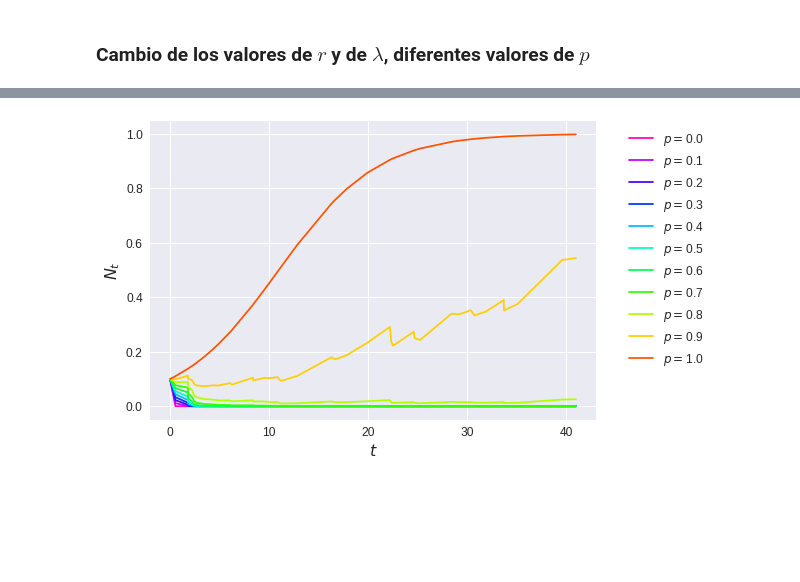
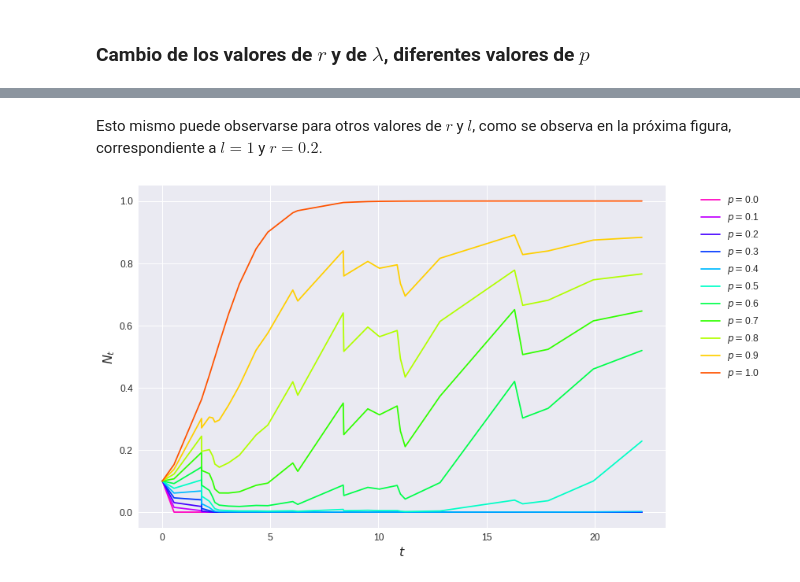
Before and after one commit to denisecammarota/matbio, a Jupyter notebook: tp1/P1_Ej5.ipynb, the cells around one changed output, grey strips where cells are left out. Drawn from its saved outputs; the diff is of its cells as text; code cells hidden in the pictures; blank space fills up the shorter version.

```diff
--- a/tp1/P1_Ej5.ipynb
+++ b/tp1/P1_Ej5.ipynb
@@ -73,8 +85,9 @@ $r = 10$ y $l = 2$
 # %%
+#@title
 p = np.linspace(0,1,11)
 NUM_COLORS = len(p)
 cm = plt.get_cmap('gist_rainbow_r')
-fig = plt.figure()
+fig = plt.figure(figsize=(12,8))
 ax = fig.add_subplot(111)
 ax.set_prop_cycle('color', [cm(1.*i/NUM_COLORS) for i in range(NUM_COLORS)])
 #colores: https://stackoverflow.com/questions/8389636/creating-over-20-unique-legend-colors-using-matplotlib
@@ -100,8 +113,9 @@ $r = 0.1$ y $l = 2$
 # %%
+#@title
 p = np.linspace(0,1,11)
 NUM_COLORS = len(p)
 cm = plt.get_cmap('gist_rainbow_r')
-fig = plt.figure()
+fig = plt.figure(figsize=(12,8))
 ax = fig.add_subplot(111)
 ax.set_prop_cycle('color', [cm(1.*i/NUM_COLORS) for i in range(NUM_COLORS)])
 #colores: https://stackoverflow.com/questions/8389636/creating-over-20-unique-legend-colors-using-matplotlib
@@ -109,8 +123,8 @@ for i in range(NUM_COLORS):
   n0 = 0.1
   l = 2
   k = 1
-  r = 0.2
-  tmax = 40
+  r = 0.1
+  tmax = 20
   a = SimSpecies(n0,l,k,p[i],r,tmax)
   a.IterateTotal()
   ax.plot(a.t,a.n,label=r'$p = $'+str(round(p[i],2)))
@@ -126,0 +143,24 @@ $r = 0.2$ y $l = 1$
+# %%
+#@title
+p = np.linspace(0,1,11)
+NUM_COLORS = len(p)
+cm = plt.get_cmap('gist_rainbow_r')
+fig = plt.figure(figsize=(12,8))
+ax = fig.add_subplot(111)
+ax.set_prop_cycle('color', [cm(1.*i/NUM_COLORS) for i in range(NUM_COLORS)])
+#colores: https://stackoverflow.com/questions/8389636/creating-over-20-unique-legend-colors-using-matplotlib
+for i in range(NUM_COLORS):
+  n0 = 0.1
+  l = 2
+  k = 1
+  r = 0.8
+  tmax = 20
+  a = SimSpecies(n0,l,k,p[i],r,tmax)
+  a.IterateTotal()
+  ax.plot(a.t,a.n,label=r'$p = $'+str(round(p[i],2)))
+plt.xlabel(r'$t$',fontsize=16)
+plt.ylabel(r'$N_t$',fontsize=16)
+plt.xticks(fontsize=12)
+plt.yticks(fontsize=12)
+plt.legend(fontsize=12,bbox_to_anchor=(1.05, 1))
+plt.show()
@@ -127,25 +169,28 @@ $r = 0.2$ y $l = 1$
+# %% [markdown]
+Esto mismo puede observarse para otros valores de $r$ y $l$, como se observa en la próxima figura, correspondiente a $l=1$ y $r=0.2$.
 # %%
+#@title
 p = np.linspace(0,1,11)
 NUM_COLORS = len(p)
 cm = plt.get_cmap('gist_rainbow_r')
-fig = plt.figure()
+fig = plt.figure(figsize=(12,8))
 ax = fig.add_subplot(111)
 ax.set_prop_cycle('color', [cm(1.*i/NUM_COLORS) for i in range(NUM_COLORS)])
 #colores: https://stackoverflow.com/questions/8389636/creating-over-20-unique-legend-colors-using-matplotlib
 for i in range(NUM_COLORS):
   n0 = 0.1
   l = 1
   k = 1
-  r = 0.2
-  tmax = 40
+  r = 0.9
+  tmax = 20
   a = SimSpecies(n0,l,k,p[i],r,tmax)
   a.IterateTotal()
   ax.plot(a.t,a.n,label=r'$p = $'+str(round(p[i],2)))
 plt.xlabel(r'$t$',fontsize=16)
 plt.ylabel(r'$N_t$',fontsize=16)
 plt.xticks(fontsize=12)
 plt.yticks(fontsize=12)
 plt.legend(fontsize=12,bbox_to_anchor=(1.05, 1))
 plt.show()
 # %% [output]
-[figure, old version]
+[figure, new version]
```
Also changed, not shown: parts of 11 cells of this notebook.
